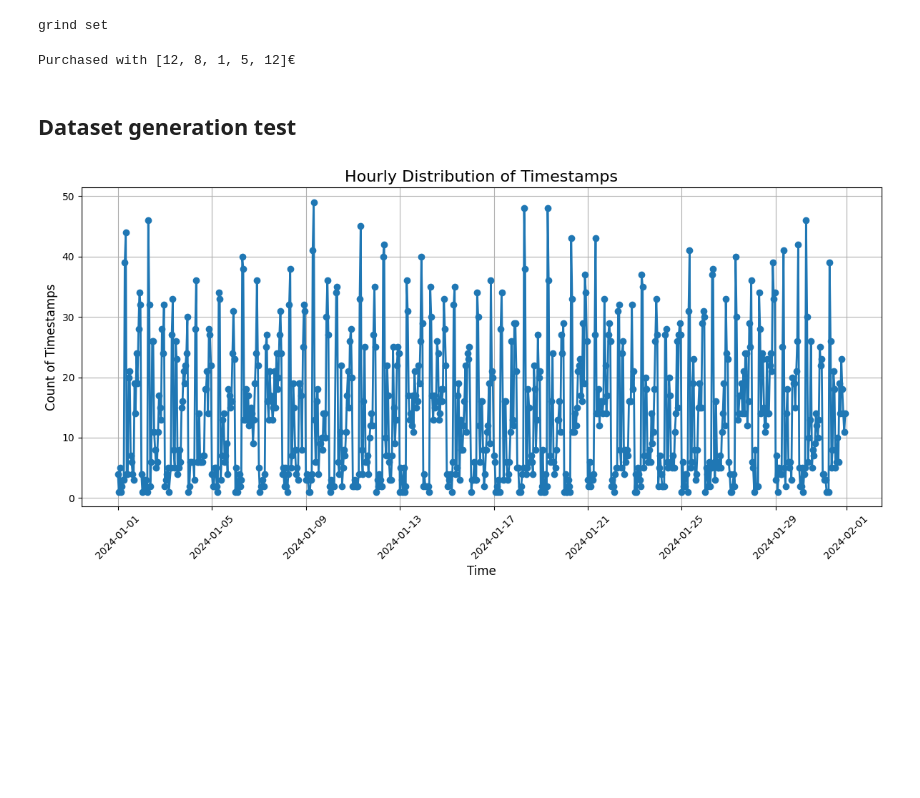
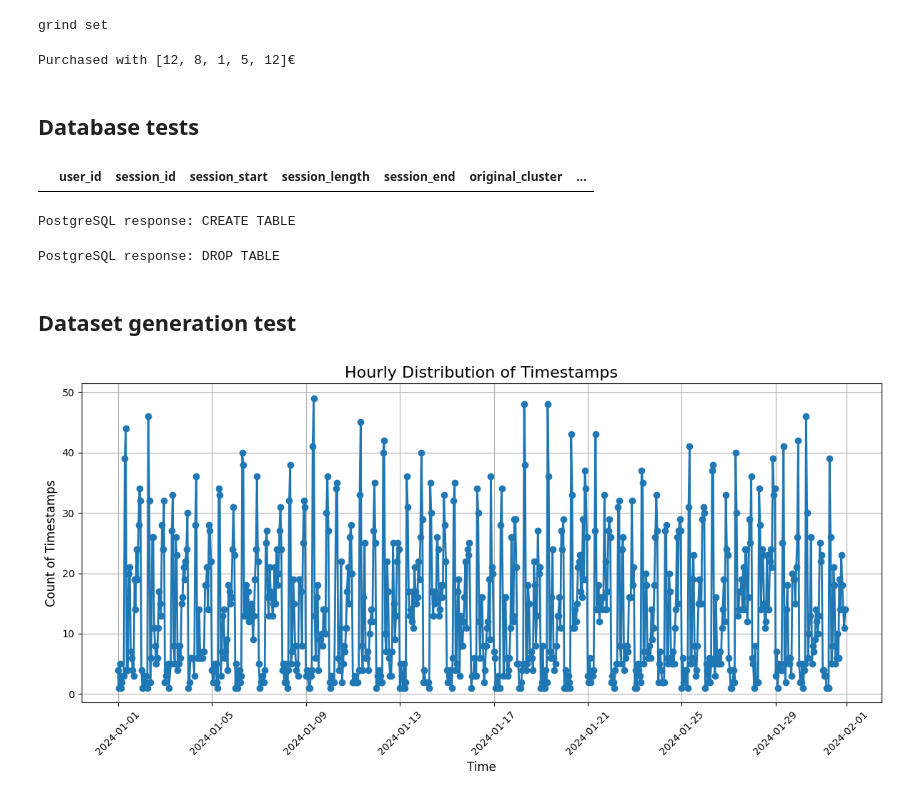
Before and after one commit to pyryjh/Portfolio, a Jupyter notebook: customer_acquisition_analytics/full_workflow.ipynb, the cells around one changed output. Drawn from its saved outputs; the diff is of its cells as text; code cells hidden in the pictures; blank space fills up the shorter version.

```diff
--- a/customer_acquisition_analytics/full_workflow.ipynb
+++ b/customer_acquisition_analytics/full_workflow.ipynb
@@ -678,6 +817,39 @@ elif proceed:
     print('no transaction this time')
 # %% [output]
 Purchased with [12, 8, 1, 5, 12]€
+# %% [markdown]
+## Database tests
+# %%
+select_query = f'''
+SELECT *
+FROM fct_user_action
+'''
+
+df_c = select_table(select_query)
+
+display_scrollable(df_c)
+# %% [output]
+|  | user_id | session_id | session_start | session_length | session_end | original_cluster | ... |
+# %%
+query = '''
+CREATE TABLE postgres.public.hello_world (
+hello VARCHAR(255));
+INSERT INTO hello_world (hello)
+VALUES
+    ('world');
+'''
+
+execute_sql_raw(query=query)
+# %% [output]
+PostgreSQL response: CREATE TABLE
+# %%
+query = '''
+DROP TABLE IF EXISTS postgres.public.hello_world;
+'''
+
+execute_sql_raw(query=query)
+# %% [output]
+PostgreSQL response: DROP TABLE
 # %% [markdown]
 ## Dataset generation test
 # %%
```
Also changed, not shown: parts of 15 cells of this notebook.
